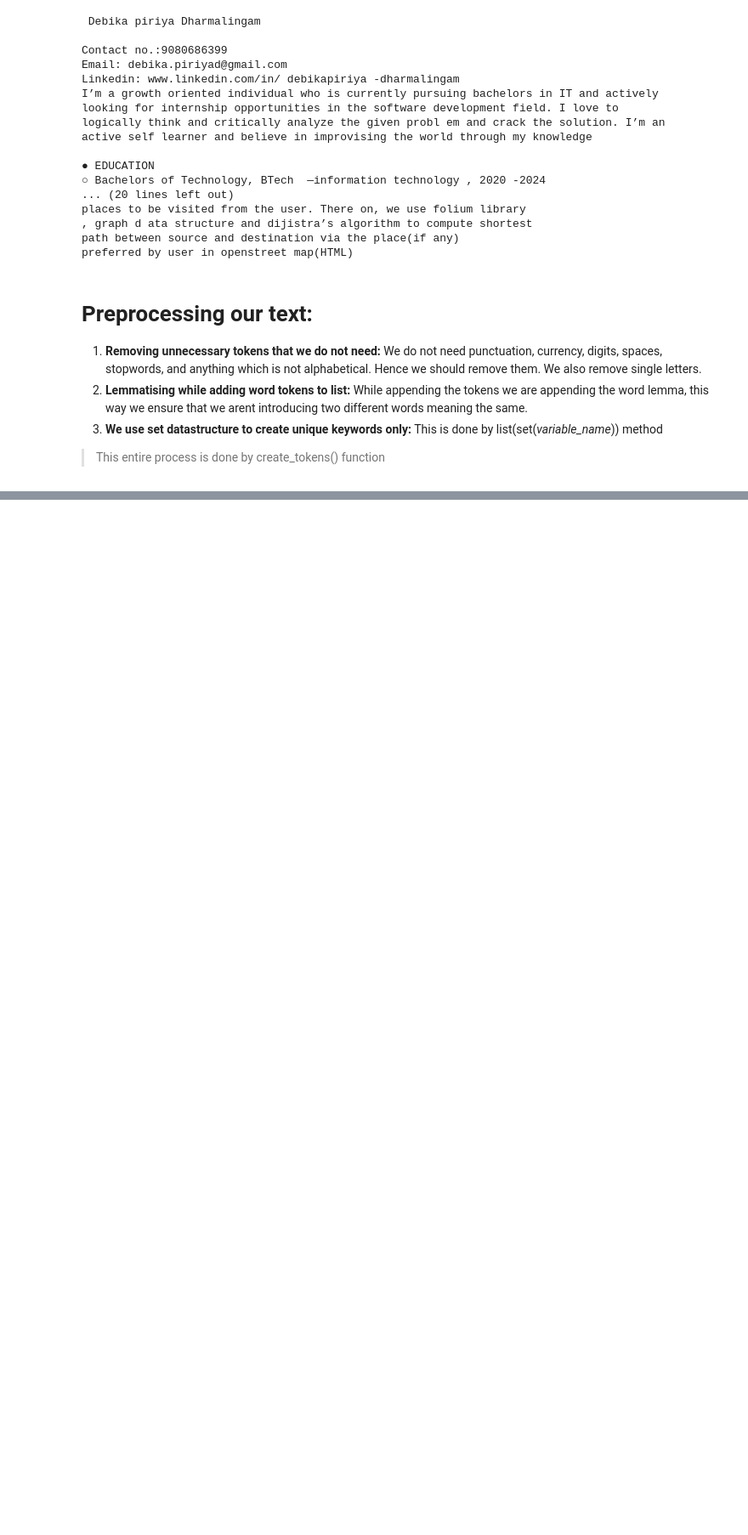
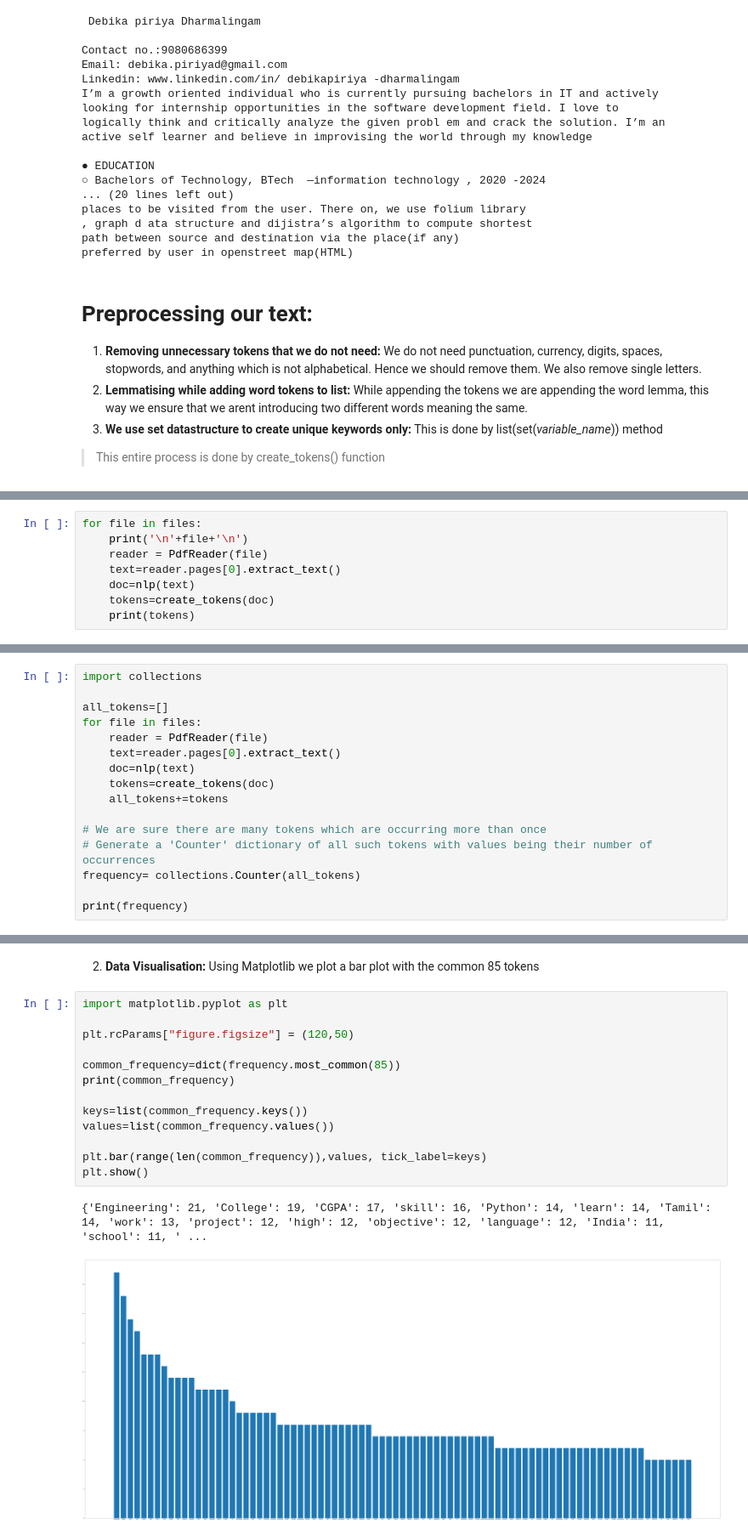
Before and after one commit to DiptarkaRoy/CV-reader, a Jupyter notebook: CV-Analyser.ipynb, the cells around one changed output, grey strips where cells are left out. Shown at 85% size. Cells and saved outputs as stored; diff of their text form; blank space fills up the shorter version.

```diff
--- a/CV-Analyser.ipynb
+++ b/CV-Analyser.ipynb
@@ -118,0 +106,8 @@ tokens
+# %%
+for file in files:
+    print('\n'+file+'\n')
+    reader = PdfReader(file)
+    text=reader.pages[0].extract_text()
+    doc=nlp(text)
+    tokens=create_tokens(doc)
+    print(tokens)
@@ -118,0 +137,16 @@ tokens
+# %%
+import collections
+
+all_tokens=[]
+for file in files:
+    reader = PdfReader(file)
+    text=reader.pages[0].extract_text()
+    doc=nlp(text)
+    tokens=create_tokens(doc)
+    all_tokens+=tokens
+
+# We are sure there are many tokens which are occurring more than once
+# Generate a 'Counter' dictionary of all such tokens with values being their number of occurrences
+frequency= collections.Counter(all_tokens)
+
+print(frequency)
@@ -118,0 +155,19 @@ tokens
+# %% [markdown]
+2. **Data Visualisation:**
+Using Matplotlib we plot a bar plot with the common 85 tokens
+# %%
+import matplotlib.pyplot as plt
+
+plt.rcParams["figure.figsize"] = (120,50)
+
+common_frequency=dict(frequency.most_common(85))
+print(common_frequency)
+
+keys=list(common_frequency.keys())
+values=list(common_frequency.values())
+
+plt.bar(range(len(common_frequency)),values, tick_label=keys)
+plt.show()
+# %% [output]
+{'Engineering': 21, 'College': 19, 'CGPA': 17, 'skill': 16, 'Python': 14, 'learn': 14, 'Tamil': 14, 'work': 13, 'project': 12, 'high': 12, 'objective': 12, 'language': 12, 'India': 11, 'school': 11, ' ...
+[figure, added]
```
Also changed, not shown: parts of 8 cells of this notebook.
